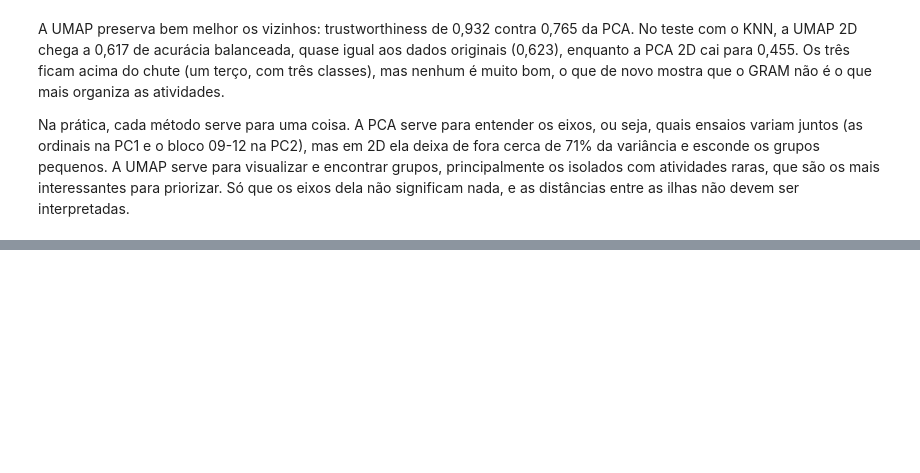
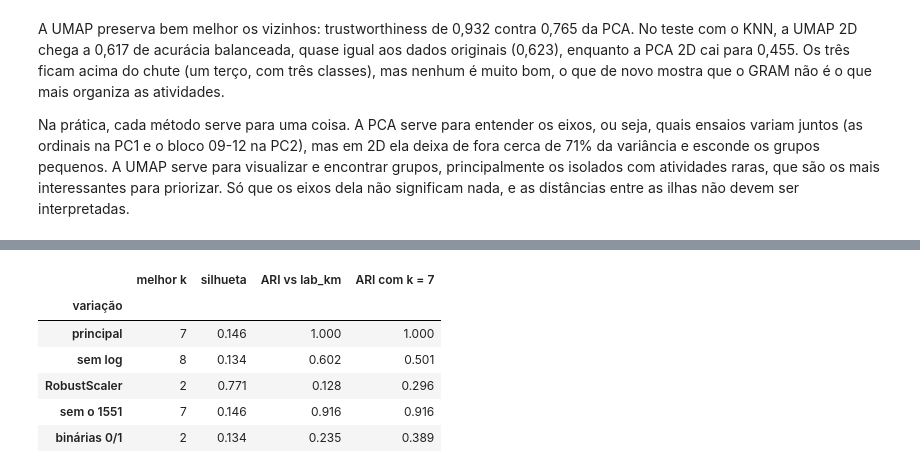
Before and after one commit to dharahadi/t1-aprendizado-maquina, a Jupyter notebook: T1_Regenera.ipynb, the cells around one changed output, grey strips where cells are left out. Saved outputs shown, nothing was run; the diff lists cells and outputs as text; code cells hidden in the pictures; blank space fills up the shorter version.

```diff
--- a/T1_Regenera.ipynb
+++ b/T1_Regenera.ipynb
@@ -866,0 +873,35 @@ Na prática, cada método serve para uma coisa. A PCA serve para entender os eix
+# %%
+def melhor_k(Xv):
+    sil = {k: silhouette_score(Xv, agrupa("K-Means", k, Xv)) for k in range(2, 11)}
+    k = max(sil, key=sil.get)
+    return k, sil[k]
+
+
+todas = np.ones(len(X), dtype=bool)
+sem_rep = ~df_clean[ID].str.startswith("1551").values  # tira o 1551_a e o 1551_b
+
+_, Xs_semlog = preprocess(df_clean, use_log=False)
+_, Xs_rob = preprocess(df_clean, scaler="robust")
+_, Xs_semrep = preprocess(df_clean[sem_rep])
+Xs_bin = Xs.copy()
+Xs_bin[BIN_ACTS] = df_clean[BIN_ACTS].values  # binarias voltam para 0/1
+
+variacoes = {"principal": (X, todas), "sem log": (Xs_semlog.values, todas), "RobustScaler": (Xs_rob.values, todas),
+             "sem o 1551": (Xs_semrep.values, sem_rep), "binárias 0/1": (Xs_bin.values, todas)}
+
+sens = []
+for nome, (Xv, linhas) in variacoes.items():
+    k, sil = melhor_k(Xv)
+    sens.append({"variação": nome, "melhor k": k, "silhueta": sil,
+                 "ARI vs lab_km": adjusted_rand_score(lab_km[linhas], agrupa("K-Means", k, Xv)),
+                 "ARI com k = 7": adjusted_rand_score(lab_km[linhas], agrupa("K-Means", K, Xv))})
+
+pd.DataFrame(sens).set_index("variação").round(3)
+# %% [output]
+|  | melhor k | silhueta | ARI vs lab_km | ARI com k = 7 |
+| variação |  |  |  |  |
+| principal | 7 | 0.146 | 1.000 | 1.000 |
+| sem log | 8 | 0.134 | 0.602 | 0.501 |
+| RobustScaler | 2 | 0.771 | 0.128 | 0.296 |
+| sem o 1551 | 7 | 0.146 | 0.916 | 0.916 |
+| binárias 0/1 | 2 | 0.134 | 0.235 | 0.389 |
```
Also changed, not shown: parts of 4 cells of this notebook.
